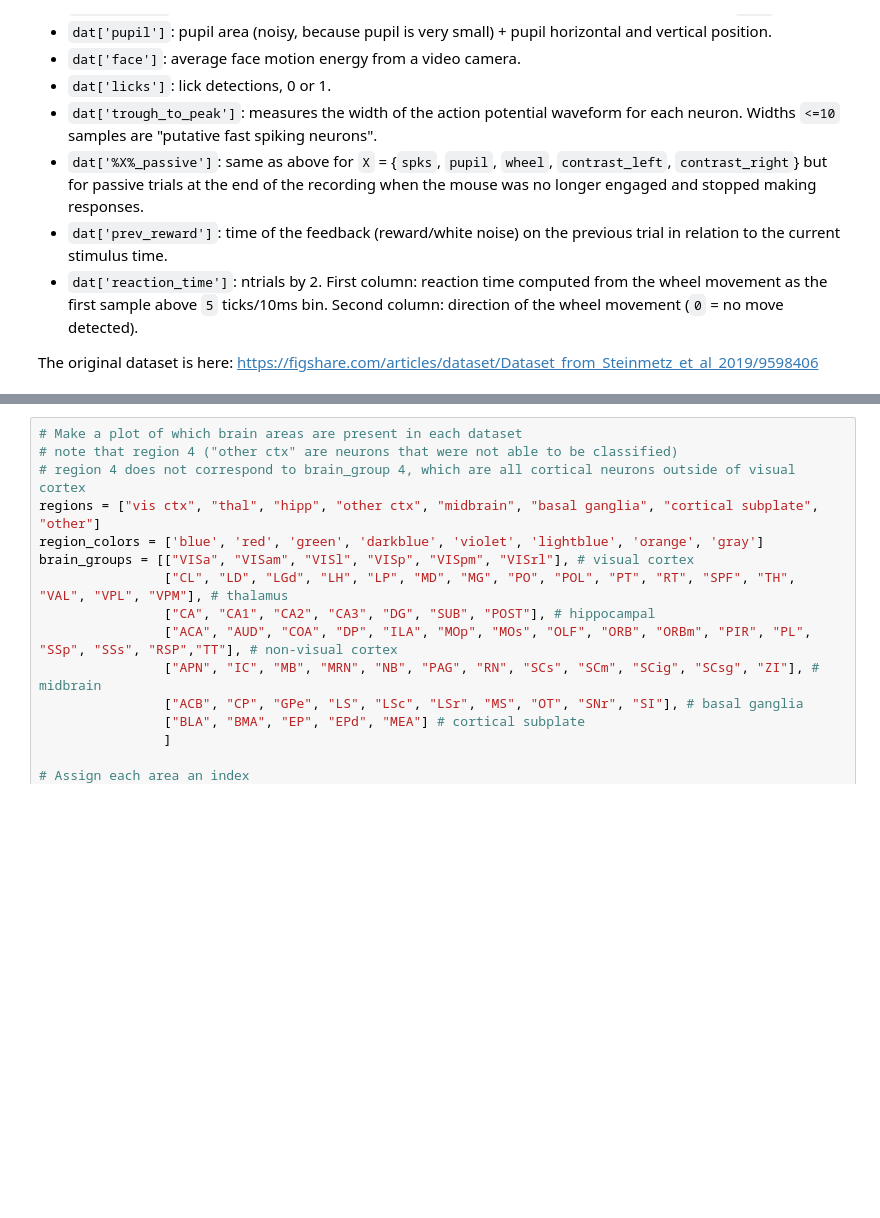
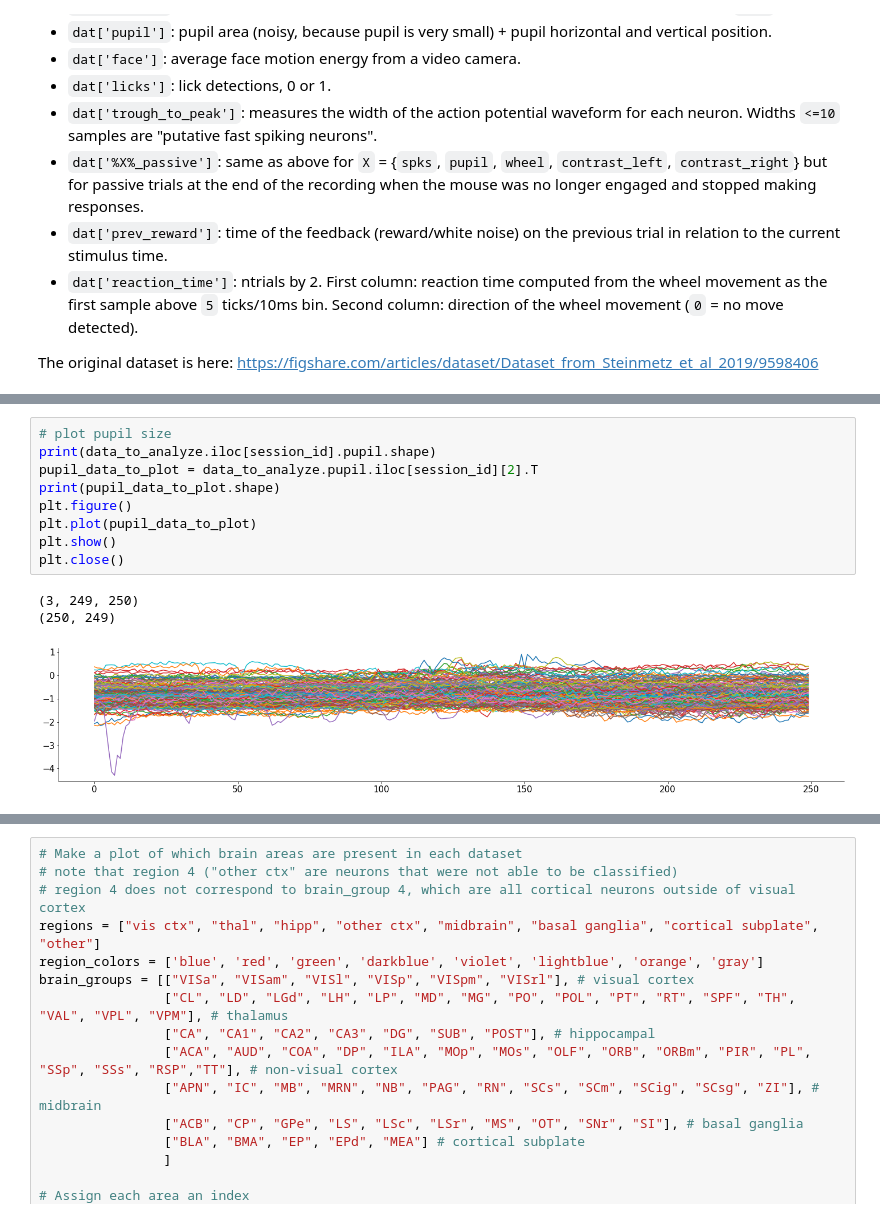
Before and after one commit to klaragerlei/GoatsOfAllTime, a Jupyter notebook: Klara.ipynb, the cells around one changed output, grey strips where cells are left out. Saved outputs shown, nothing was run; the diff lists cells and outputs as text; blank space fills up the shorter version.

```diff
--- a/Klara.ipynb
+++ b/Klara.ipynb
@@ -148,0 +190,13 @@ Areas in this recording:['ACA' 'CA1' 'DG' 'LGd' 'LSr' 'MOs' 'SUB' 'TH' 'VISa' 'V
+# %%
+# plot pupil size
+print(data_to_analyze.iloc[session_id].pupil.shape)
+pupil_data_to_plot = data_to_analyze.pupil.iloc[session_id][2].T
+print(pupil_data_to_plot.shape)
+plt.figure()
+plt.plot(pupil_data_to_plot)
+plt.show()
+plt.close()
+# %% [output]
+(3, 249, 250)
+(250, 249)
+[figure, added]
```
Also changed, not shown: parts of 8 cells of this notebook.
